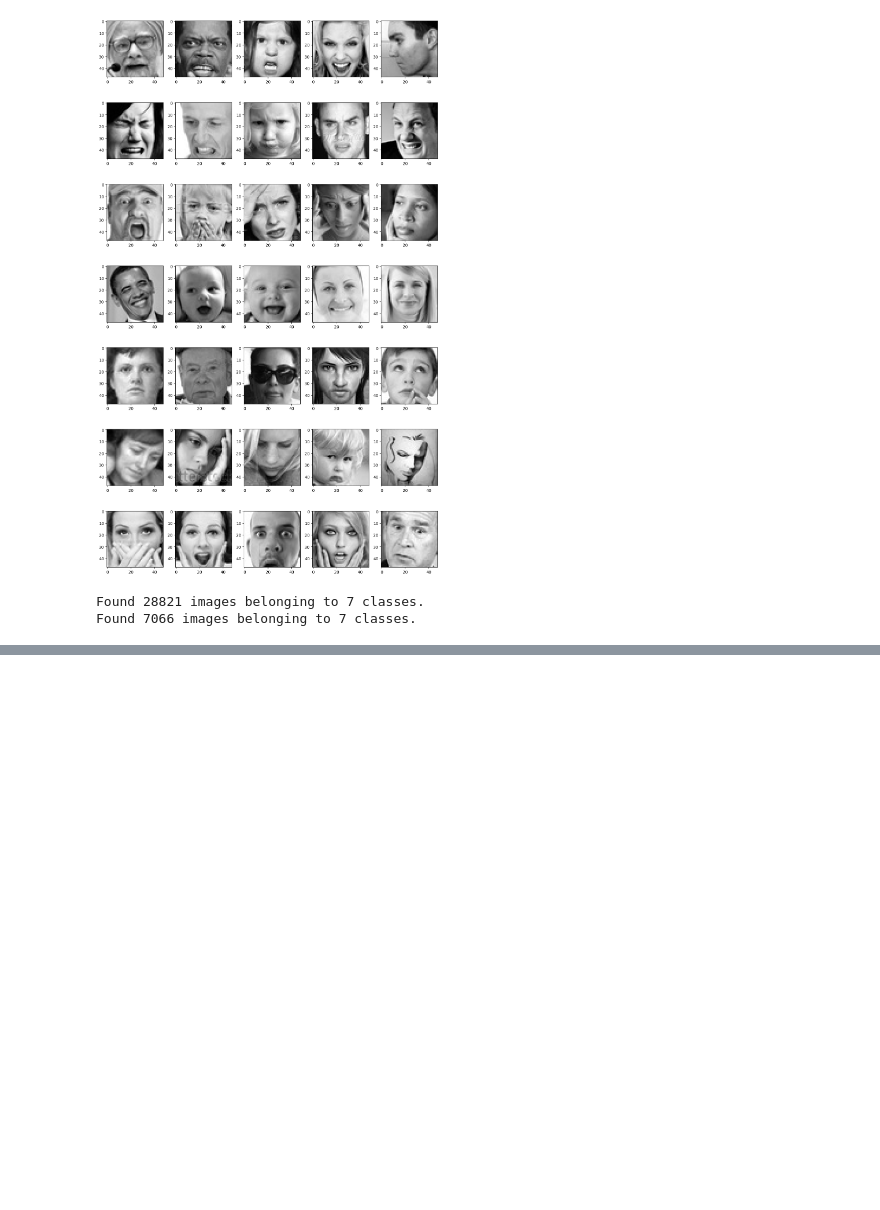
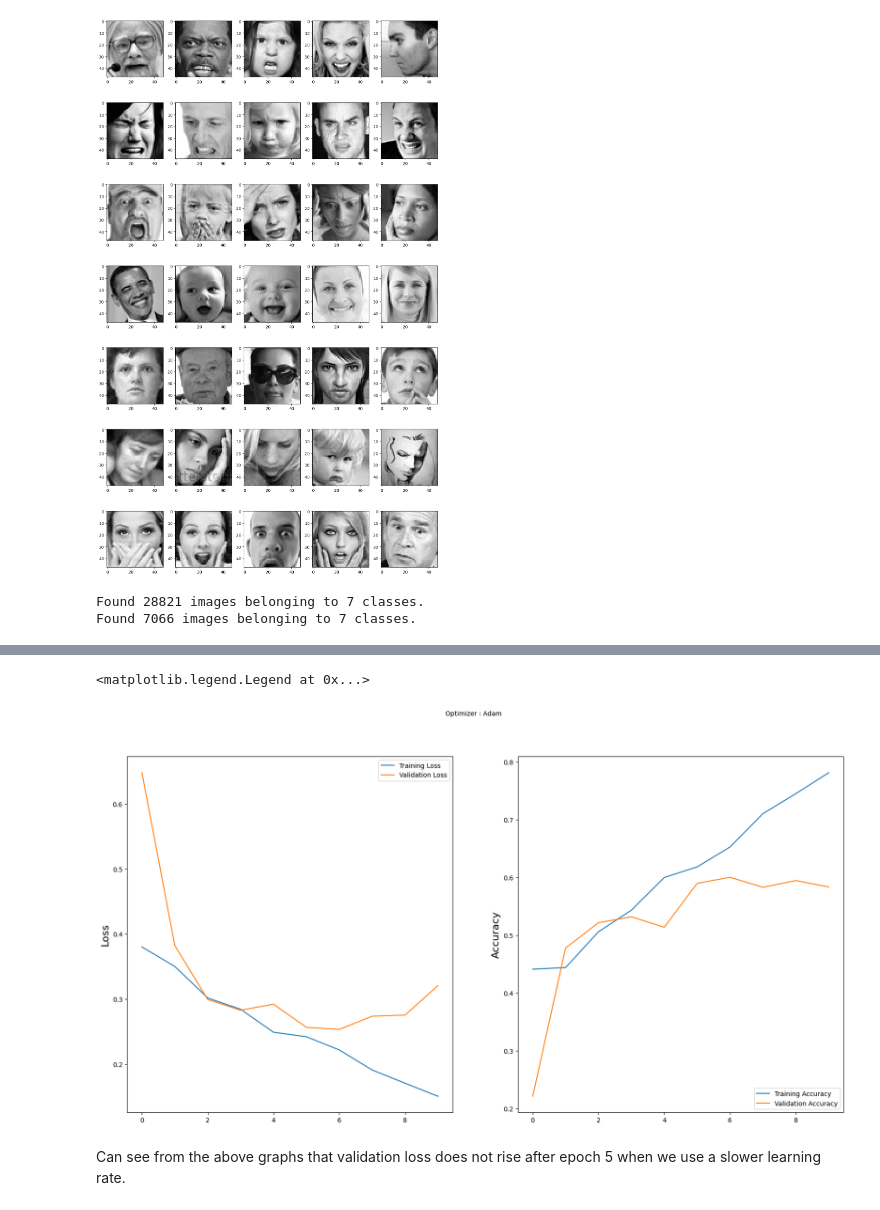
Before and after one commit to munnigel/Facial-Expression-Recognition, a Jupyter notebook: models/test-ResNet.ipynb, the cells around one changed output, grey strips where cells are left out. Saved outputs shown, nothing was run; the diff lists cells and outputs as text; code cells hidden in the pictures; blank space fills up the shorter version.

Commit message:
updated optimizer tuning

```diff
--- a/models/test-ResNet.ipynb
+++ b/models/test-ResNet.ipynb
@@ -170,0 +174,4 @@ The current model achieved a categorical accuracy of 44.76%!
+# %%
+#Fine tuning parameters, increase learning rate
+model.compile(optimizer=Adam(learning_rate=0.001), loss='binary_crossentropy', metrics=['accuracy'])
+model.summary()
@@ -170,0 +197,38 @@ The current model achieved a categorical accuracy of 44.76%!
+# %%
+# number of epochs to train the NN
+epochs = 10
+
+# checkpoint to save best model
+from keras.callbacks import ModelCheckpoint
+
+checkpoint = ModelCheckpoint("model_weights.h5", monitor='val_accuracy', save_best_only=True, mode='max')
+callbacks_list = [checkpoint]
+
+with tf.device('/gpu:0'):
+    history = model.fit_generator(generator = train_generator,
+                        validation_data = validation_generator,
+                        epochs = epochs,
+                        steps_per_epoch=train_generator.n//train_generator.batch_size,
+                        validation_steps = validation_generator.n//validation_generator.batch_size,
+                        verbose=0)
+# %%
+plt.style.use('default')
+
+plt.figure(figsize=(20,10))
+plt.subplot(1, 2, 1)
+plt.suptitle('Optimizer : Adam', fontsize=10)
+plt.ylabel('Loss', fontsize=16)
+plt.plot(history.history['loss'], label='Training Loss')
+plt.plot(history.history['val_loss'], label='Validation Loss')
+plt.legend(loc='upper right')
+
+plt.subplot(1, 2, 2)
+plt.ylabel('Accuracy', fontsize=16)
+plt.plot(history.history['accuracy'], label='Training Accuracy')
+plt.plot(history.history['val_accuracy'], label='Validation Accuracy')
+plt.legend(loc='lower right')
+# %% [output]
+<matplotlib.legend.Legend at 0x...>
+[figure, added]
+# %% [markdown]
+Can see from the above graphs that validation loss does not rise after epoch 5 when we use a slower learning rate.
```
Also changed, not shown: parts of 19 cells of this notebook.
